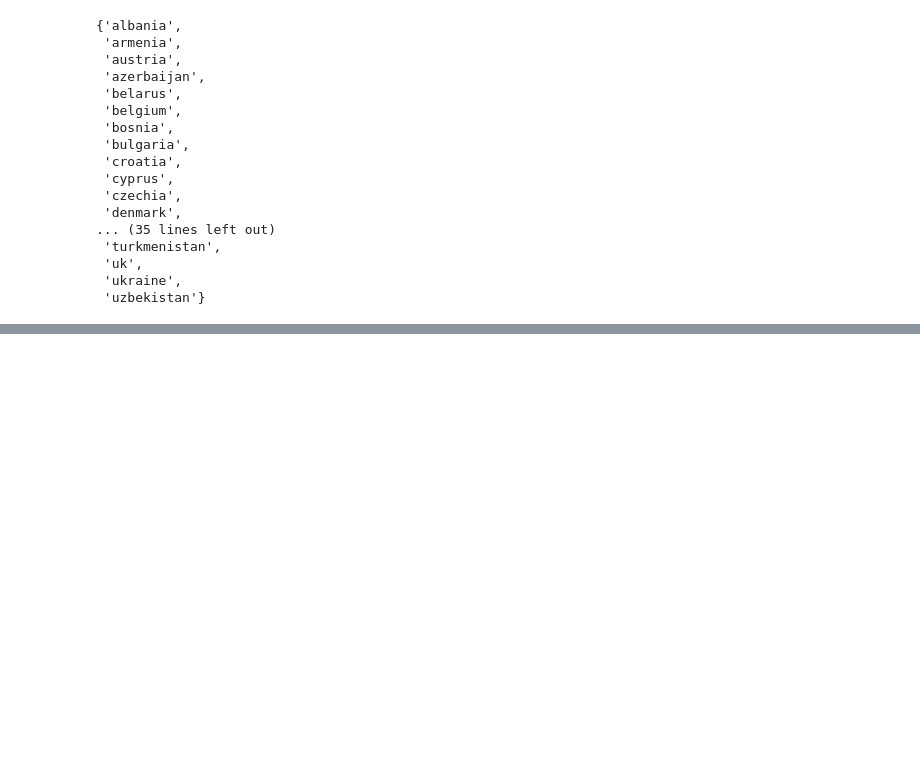
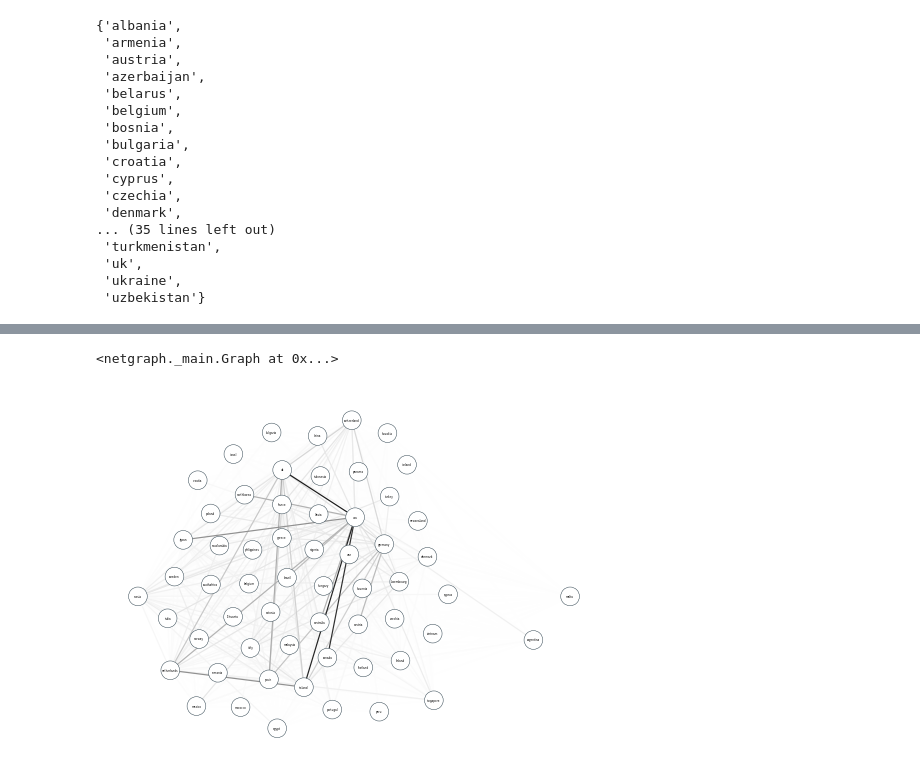
Before and after one commit to WojciechGierulski/TASS23Z, a Jupyter notebook: clustering/clustering.ipynb, the cells around one changed output, grey strips where cells are left out. Saved outputs shown, nothing was run; the diff lists cells and outputs as text; code cells hidden in the pictures; blank space fills up the shorter version.

```diff
--- a/clustering/clustering.ipynb
+++ b/clustering/clustering.ipynb
@@ -240,0 +296,16 @@ g2_clusters[0]
+# %%
+core_g = nx.k_core(g1,k=31)
+Graph(core_g,
+      node_labels=True,
+      # node_color={node: cmap2[clas] for node, clas in zip(g2.nodes(), labels2)},
+      # node_layout='community', node_layout_kwargs={'node_to_community': {node: label for node, label in zip(g2.nodes(), labels2)}},
+      edge_layout='straight', edge_layout_kwargs=dict(k=2000),
+      edge_width=0.25,
+      node_size=2,
+      node_label_fontdict={'size': 2},
+      node_edge_width=0.1,
+      edge_alpha=1
+)
+# %% [output]
+<netgraph._main.Graph at 0x...>
+[figure, added]
```
Also changed, not shown: parts of 35 cells of this notebook, 3 other files.
